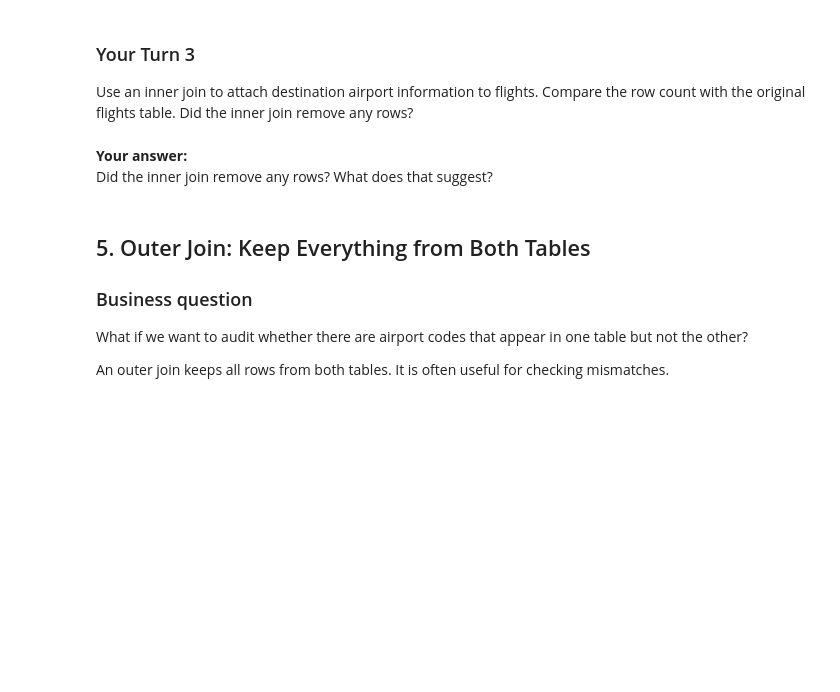
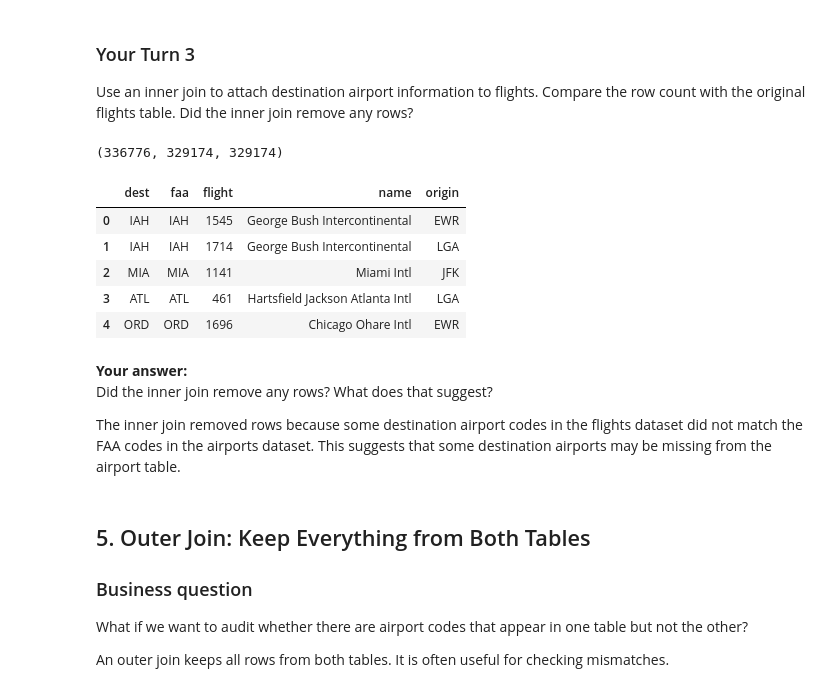
Before and after one commit to emri07/BAN6003_week_7-8_Emri_Rodriguez, a Jupyter notebook: notebooks/module8_pandas_integration_guided_lab.ipynb, the cells around one changed output. Cells and saved outputs as stored; diff of their text form; code cells hidden in the pictures; blank space fills up the shorter version.

```diff
--- a/notebooks/module8_pandas_integration_guided_lab.ipynb
+++ b/notebooks/module8_pandas_integration_guided_lab.ipynb
@@ -335,12 +335,45 @@ Use an inner join to attach destination airport information to flights. Compare
 # %%
 # Your Turn 3
 # Inner join flights with airports using dest and faa.
+
+flights_dest_info = pd.merge(
+    flights,
+    airports,
+    how="left",
+    left_on="dest",
+    right_on="faa",
+    suffixes=("_flight", "_airports")
+)
+
+flights_dest_info = pd.merge(
+    flights,
+    airports,
+    how="inner",
+    left_on="dest",
+    right_on="faa",
+    suffixes=("_flight", "_airports")
+)
+
+flights.shape[0], flights_dest_info.shape[0], flights_dest_info.shape[0]
+# %% [output]
+(336776, 329174, 329174)
 # %%
 # Your Turn 3 check
 # Compare row counts.
+
+flights_dest_info[["dest", "faa", "flight", "name", "origin"]].head()
+# %% [output]
+|  | dest | faa | flight | name | origin |
+| 0 | IAH | IAH | 1545 | George Bush Intercontinental | EWR |
+| 1 | IAH | IAH | 1714 | George Bush Intercontinental | LGA |
+| 2 | MIA | MIA | 1141 | Miami Intl | JFK |
+| 3 | ATL | ATL | 461 | Hartsfield Jackson Atlanta Intl | LGA |
+| 4 | ORD | ORD | 1696 | Chicago Ohare Intl | EWR |
 # %% [markdown]
 **Your answer:**
 Did the inner join remove any rows? What does that suggest?
+
+The inner join removed rows because some destination airport codes in the flights dataset did not match the FAA codes in the airports dataset. This suggests that some destination airports may be missing from the airport table.
 # %% [markdown]
 ## 5. Outer Join: Keep Everything from Both Tables
 
```
Also changed, not shown: parts of 21 cells of this notebook.
